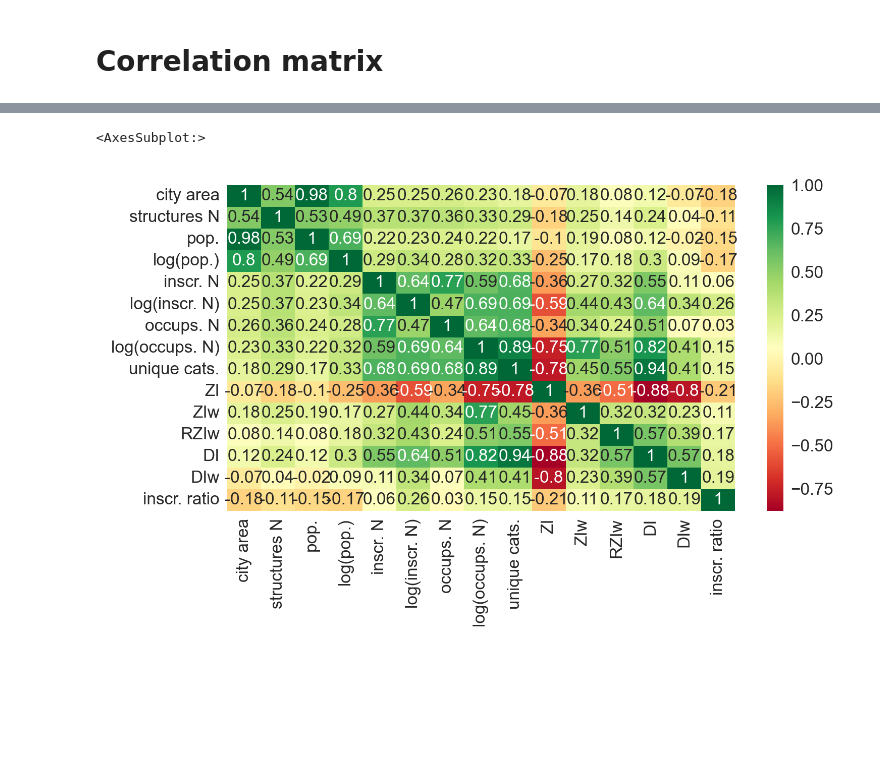
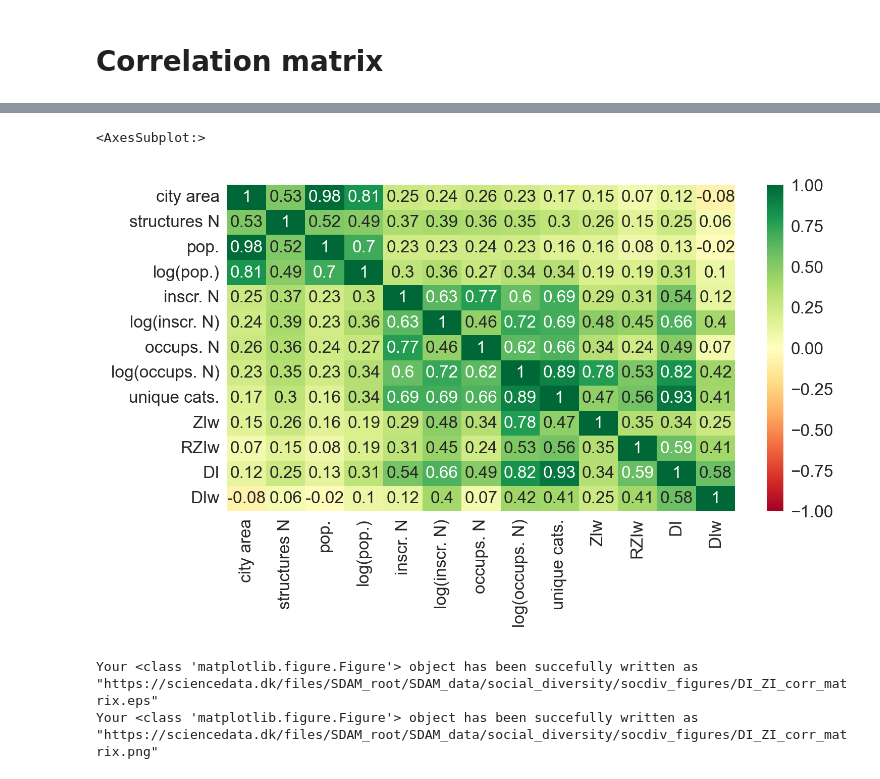
Before and after one commit to sdam-au/social_diversity, a Jupyter notebook: scripts/DIVERSITYvsSPECIALIZATION.ipynb, the cells around one changed output, grey strips where cells are left out. Cells and saved outputs as stored; diff of their text form; code cells hidden in the pictures; blank space fills up the shorter version.

```diff
--- a/scripts/DIVERSITYvsSPECIALIZATION.ipynb
+++ b/scripts/DIVERSITYvsSPECIALIZATION.ipynb
@@ -117,15 +120,16 @@ def get_inscriptions(ID):
     city_data_pre235 = LIRE[(LIRE["city_ID"]==str(ID)) & (before235)]
     if len(city_data) > 0:
         # all inscriptions
-        city_dict["inscr_N_all"] = len(city_data)
-        city_dict["occups_list_all"] = [el for sublist in city_data["occups"] for el in sublist]
-        city_dict["occups_N_all"] = city_data["occups_N"].sum()
-
-        # inscriptions pre 235
-        city_dict["inscr_N"] = len(city_data_pre235)
-        city_dict["occups_list"] = [el for sublist in city_data_pre235["occups"] for el in sublist]
-        city_dict["occups_N"] = city_data_pre235["occups_N"].sum()
-        city_dict["inscr_N_ratio"] = len(city_data_pre235) / len(city_data)
+        city_dict["inscr_N"] = len(city_data)
+        city_dict["occups_list"] = [el for sublist in city_data["occups"] for el in sublist]
+        city_dict["occups_N"] = city_data["occups_N"].sum()
+        city_dict["occups_unique_N"] = len(set(city_dict["occups_list"]))
+        city_dict["organizations_N"] = city_data["organizations_N"].sum()
+        city_dict["organizations_list"] = [el for sublist in city_data["organizations"] for el in sublist]
+    # inscriptions pre 235
+        city_dict["inscr_N_pre235"] = len(city_data_pre235)
+        city_dict["occups_N_pre235"] = city_data_pre235["occups_N"].sum()
+        city_dict["ratio_pre235"] = len(city_data_pre235) / len(city_data)
     return city_dict
 
 cities_dict_data = roman_cities["ID"].apply(get_inscriptions)
@@ -402,0 +410,2 @@ Name: ZI, Length: 302, dtype: float64
+# %%
+roman_cities_wo["largest_cat"] = roman_cities_wo["occups_cats_vec"].apply(max)
@@ -616,7 +717,7 @@ roman_cities_wo.to_csv("../data/roman_cities_wo.csv")
 # %%
 roman_cities_wo_quant = roman_cities_wo[
     roman_cities_wo["Ancient Toponym"]!="Roma"][[
-   'Area', 'num_of_structures','pop_est', 'pop_est_log', 'inscr_N',  'inscr_N_log', 'occups_N', 'occups_N_log', 'occups_cats_unique_N', "ZI", 'ZIw', "RZIw",'DI',"DIw", "inscr_N_ratio"]]
+   'Area', 'num_of_structures','pop_est', 'pop_est_log', 'inscr_N',  'inscr_N_log', 'occups_N', 'occups_N_log', 'occups_cats_unique_N', 'ZIw', "RZIw",'DI',"DIw"]]
 # %%
 corr_matrix = roman_cities_wo_quant.corr()
 corr_matrix = corr_matrix.round(2)
@@ -641,10 +740,15 @@ corr_matrix
 # %%
-col_labels = ["city area", "structures N", "pop.", "log(pop.)", "inscr. N", "log(inscr. N)", "occups. N", "log(occups. N)", "unique cats.", "ZI", "ZIw", "RZIw", "DI", "DIw", "inscr. ratio"]
+col_labels = ["city area", "structures N", "pop.", "log(pop.)", "inscr. N", "log(inscr. N)", "occups. N", "log(occups. N)", "unique cats.","ZIw", "RZIw", "DI", "DIw"]
 fig,ax=plt.subplots(figsize=(5.2,3.2), tight_layout=True)
-sns.heatmap(corr_matrix, xticklabels=col_labels, yticklabels=col_labels, ax=ax, cmap="RdYlGn", annot=True)
+sns.heatmap(corr_matrix, xticklabels=col_labels, yticklabels=col_labels, ax=ax, cmap="RdYlGn", vmin=-1, vmax=1, annot=True)
 # %% [output]
 <AxesSubplot:>
-[figure, old version]
+[figure, new version]
+# %%
+save_figure(fig, "DI_ZI_corr_matrix")
+# %% [output]
+Your <class 'matplotlib.figure.Figure'> object has been succefully written as "https://sciencedata.dk/files/SDAM_root/SDAM_data/social_diversity/socdiv_figures/DI_ZI_corr_matrix.eps"
+Your <class 'matplotlib.figure.Figure'> object has been succefully written as "https://sciencedata.dk/files/SDAM_root/SDAM_data/social_diversity/socdiv_figures/DI_ZI_corr_matrix.png"
 # %%
 def get_pvalue_matrix(df):
     df = df.dropna()._get_numeric_data()
```
Also changed, not shown: parts of 46 cells of this notebook, 4 other files.
